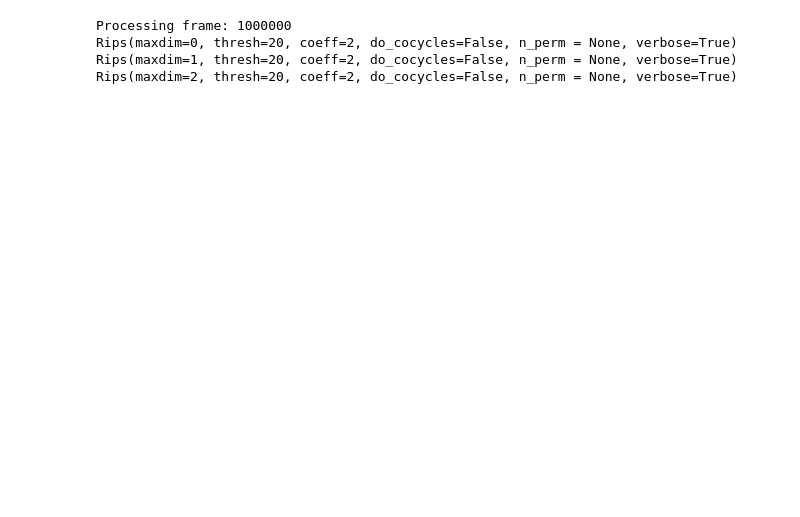
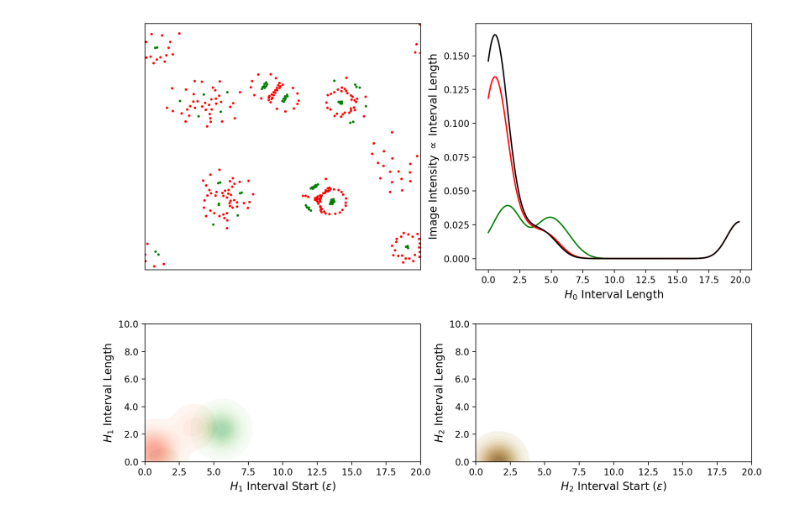
Before and after one commit to dbhaskar92/Coculture-ABM-Model, a Jupyter notebook: Compute Persistence Images.ipynb, the cells around one changed output. Saved outputs shown, nothing was run; the diff lists cells and outputs as text; code cells hidden in the pictures; blank space fills up the shorter version.

```diff
--- a/Compute Persistence Images.ipynb
+++ b/Compute Persistence Images.ipynb
@@ -158,39 +175,36 @@ for pos_file in pos_file_list:
     frame_values.append(int(bname.split("_")[1]))
 # %%
 max_eps = 20
+px_res = 0.1
 
 for frame in frame_values:
 
     (cell_pos, cell_type) = get_sim_data(frame, foldername)
 
     xpos = cell_pos[:,0]
     ypos = cell_pos[:,1]
     greens = cell_type == 1
     reds = cell_type == 2
     greenxpos = xpos[greens]
     greenypos = ypos[greens]
     redxpos = xpos[reds]
     redypos = ypos[reds]
 
-    print("Processing frame: " + repr(frame))
-
+    #print("Processing frame: " + repr(frame))
 
     (green_img_dim0, red_img_dim0, all_img_dim0) = compute_pers_img(greenxpos, greenypos, redxpos, redypos,
-                                                                    xpos, ypos, 0, max_eps)
+                                                                    xpos, ypos, 0, max_eps, px_res)
 
     (green_img_dim1, red_img_dim1, all_img_dim1) = compute_pers_img(greenxpos, greenypos, redxpos, redypos,
-                                                                    xpos, ypos, 1, max_eps)
+                                                                    xpos, ypos, 1, max_eps, px_res)
 
     (green_img_dim2, red_img_dim2, all_img_dim2) = compute_pers_img(greenxpos, greenypos, redxpos, redypos,
-                                                                    xpos, ypos, 2, max_eps)
+                                                                    xpos, ypos, 2, max_eps, px_res)
 
     visualize([greenxpos, greenypos, redxpos, redypos],
               [green_img_dim0, red_img_dim0, all_img_dim0],
               [green_img_dim1, red_img_dim1, all_img_dim1],
               [green_img_dim2, red_img_dim2, all_img_dim2],
-              max_eps, output_folder, repr(frame) + ".png")
+              max_eps, px_res, output_folder, repr(frame) + ".png")
 # %% [output]
-Processing frame: 1000000
-Rips(maxdim=0, thresh=20, coeff=2, do_cocycles=False, n_perm = None, verbose=True)
-Rips(maxdim=1, thresh=20, coeff=2, do_cocycles=False, n_perm = None, verbose=True)
-Rips(maxdim=2, thresh=20, coeff=2, do_cocycles=False, n_perm = None, verbose=True)
+[figure, added]
```
Also changed, not shown: parts of 1 cell of this notebook, 1 other file.
